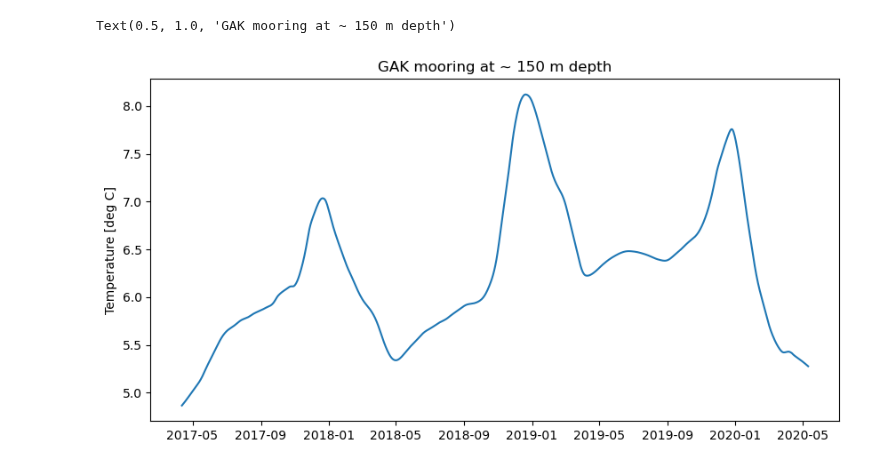
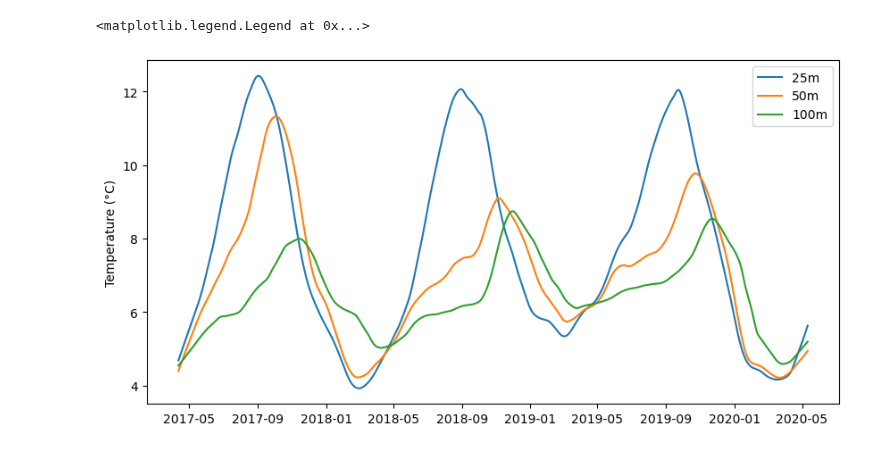
Before and after one commit to pohlan/Hubbard2024, a Jupyter notebook: mooring/prepare_GAK_data.ipynb, the cells around one changed output. Drawn from its saved outputs; the diff is of its cells as text; code cells hidden in the pictures.

```diff
--- a/mooring/prepare_GAK_data.ipynb
+++ b/mooring/prepare_GAK_data.ipynb
@@ -6,0 +8,16 @@ import statsmodels.api as sm
+# %%
+datadir_local = "data/mooring/"
+datadir       = os.getcwd()+"/../"+datadir_local
+# %%
+# walk through directory to get file names
+f = {}
+for (dirpath, dirnames, filenames) in os.walk(datadir):
+    if any([fn.startswith("GAK1_") for fn in filenames]):
+        # thisdir       = dirpath.split("/")[-1]
+        fpaths        = [os.path.join(dirpath,fn) for fn in filenames]
+        yr            = filenames[0].split("_")[1]
+        dpth          = [int(fn.split("_")[2][0:-5]) for fn in filenames]
+        fpaths_sorted = [x for _,x in sorted(zip(dpth, fpaths))]   # sort the paths according to depth
+        f[yr]         = fpaths_sorted
+df_fpaths = pd.DataFrame(f)
+df_fpaths
@@ -49,16 +127,26 @@ for (i, da) in enumerate(df_all.Date):
     deltat = da - t0
     t_index_data[i] = deltat.days
 lowess = sm.nonparametric.lowess
-z = lowess(df_all["Temperature [deg C]"], t_index_data, frac=1/20)
-df_all["Temperature [deg C]"] = z[:,1]
+
+df_smooth = pd.DataFrame(columns=df_all.columns)
+df_smooth["Date"] = df_all["Date"]
+for col in df_all[1:]:
+    if col == "Date":
+        continue
+    z = lowess(df_all[col], t_index_data, frac=1/20)
+    df_smooth[col] = z[:,1]
+
+df_smooth.to_csv(os.path.join(datadir,"GAK_smooth.csv"), index=False)
-# %%
-plt.figure(figsize=(10,5))
-# plt.scatter(df_all.Date, df_all["Depth [m]"], 2, df_all["Temperature [deg C]"])
-# plt.plot(df_all.Date, df_all["Temperature [deg C]"])
-plt.plot(df_all.Date, df_all["Temperature [deg C]"])
-plt.ylabel("Temperature [deg C]")
-plt.title("GAK mooring at ~ 150 m depth")
-# plt.savefig("GAK_150m.jpg")
-# %% [output]
-Text(0.5, 1.0, 'GAK mooring at ~ 150 m depth')
-[figure, removed]
+# %%
+plt.figure(figsize=(10,5))
+for (i,col) in enumerate(df_smooth):
+    if (col == "Date") or (i > 3):
+        continue
+    depth = col.split(" ")[-1]
+    plt.plot(df_smooth.Date, df_smooth[col], label=depth)
+
+plt.ylabel("Temperature (°C)")
+plt.legend()
+# %% [output]
+<matplotlib.legend.Legend at 0x...>
+[figure, added]
```
Also changed, not shown: parts of 4 cells of this notebook, 1 other file.
